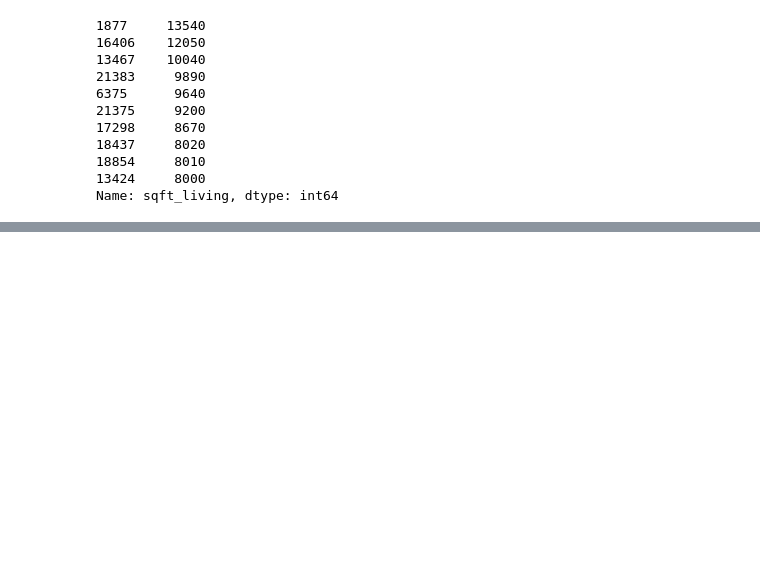
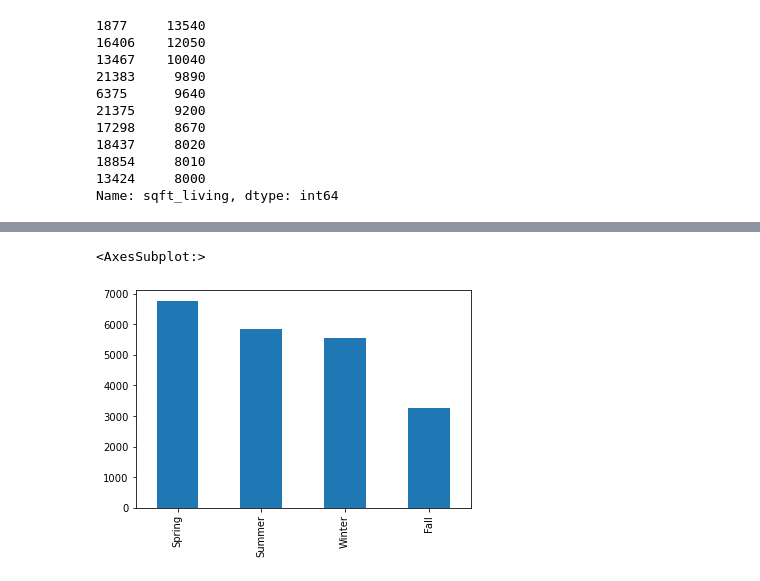
Before and after one commit to ValeriaVF/Phase_2-Project, a Jupyter notebook: student-checkpoint.ipynb, the cells around one changed output, grey strips where cells are left out. Saved outputs shown, nothing was run; the diff lists cells and outputs as text; code cells hidden in the pictures; blank space fills up the shorter version.

Commit message:
Made chages to dates, binned months to seasons

```diff
--- a/student-checkpoint.ipynb
+++ b/student-checkpoint.ipynb
@@ -298,11 +279,0 @@ df
-# %%
-#Converting date to useable format, extracting the year from date to
-df['date'] = pd.to_datetime(df['date']).dt.date.astype('datetime64[ns]')
-df['yr_built'] = pd.to_datetime(df['date']).dt.date.astype('datetime64[ns]')
-df['yr_built'] = pd.DatetimeIndex(df['date']).year
-df['year_sold'] = pd.DatetimeIndex(df['date']).year
-# %%
-#Creating new column to show age of when house was sold, binned the data by decade because the year itself shows very low correlation
-df["house_age_at_sale"] = (df["year_sold"]-df["yr_built"]).astype(float)
-#df["house_age_decade"] = pd.cut(x=df["house_age_decade"], bins=[0, 20,30,40,50,60,70,80,90,100], labels=[20,30,40,50,60,70,80,90,100])
-df.drop(["date"], axis= 1)
@@ -323 +280,15 @@ df.drop(["date"], axis= 1)
+# %%
+#Converting date to useable format
+df['date'] = pd.to_datetime(df.date)
+df['month'] = df.date.dt.month
+df.month = df.month.replace(12, 0)
+# Binning months into seasons
+bins = [0, 3, 6, 9, 12]
+bins_date = pd.cut(df['month'], bins, include_lowest=True, labels=['Winter', 'Spring', 'Summer', 'Fall'])
+bins_date = bins_date.cat.as_unordered()
+# %%
+bins_date.value_counts().plot(kind='bar')
+# %% [output]
+<AxesSubplot:>
+[figure, added]
 # %%
```
Also changed, not shown: parts of 18 cells of this notebook, 5 other files.
